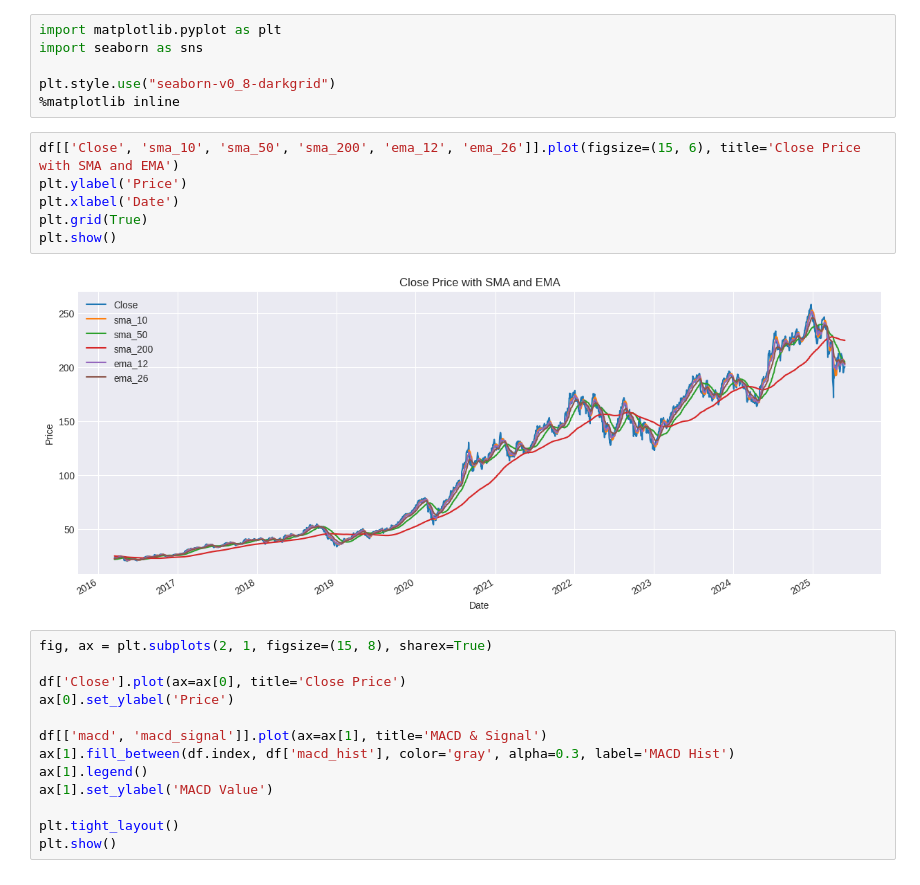
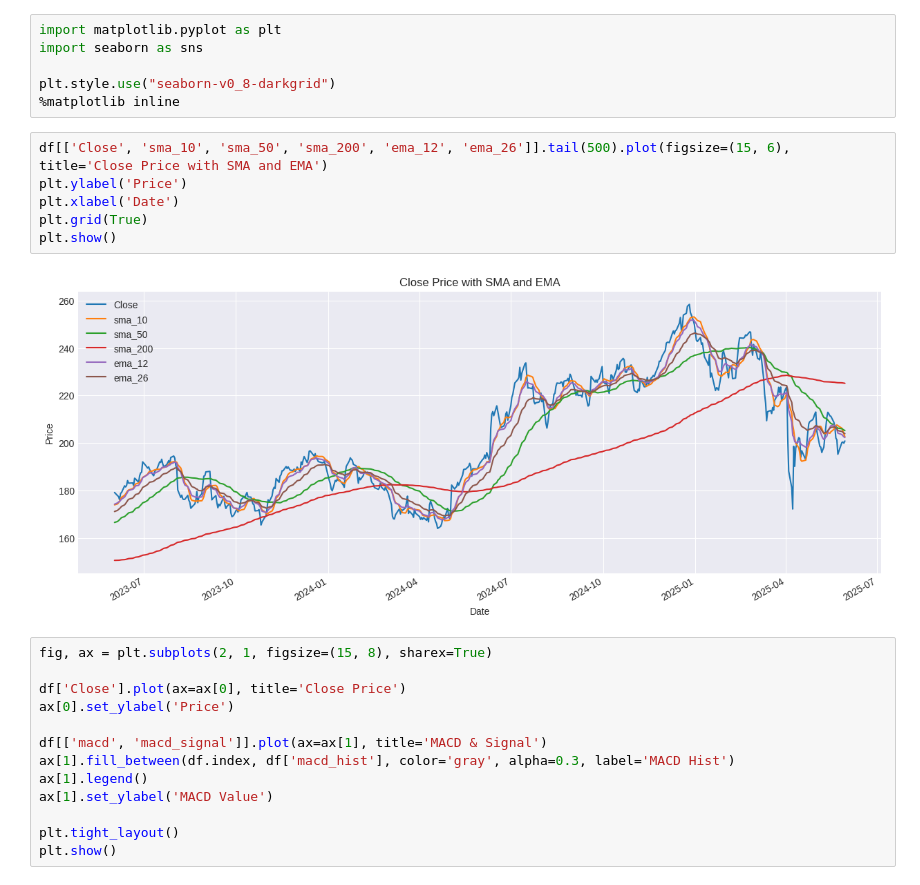
Before and after one commit to HRSMalik/OHLCV-stock-pred, a Jupyter notebook: notebooks/feature_e.ipynb, the cells around one changed output. Cells and saved outputs as stored; diff of their text form.

```diff
--- a/notebooks/feature_e.ipynb
+++ b/notebooks/feature_e.ipynb
@@ -108,13 +108,13 @@ import seaborn as sns
 plt.style.use("seaborn-v0_8-darkgrid")
 %matplotlib inline
 # %%
-df[['Close', 'sma_10', 'sma_50', 'sma_200', 'ema_12', 'ema_26']].plot(figsize=(15, 6), title='Close Price with SMA and EMA')
+df[['Close', 'sma_10', 'sma_50', 'sma_200', 'ema_12', 'ema_26']].tail(500).plot(figsize=(15, 6), title='Close Price with SMA and EMA')
 plt.ylabel('Price')
 plt.xlabel('Date')
 plt.grid(True)
 plt.show()
 # %% [output]
-[figure, old version]
+[figure, new version]
 # %%
 fig, ax = plt.subplots(2, 1, figsize=(15, 8), sharex=True)
 
```
Also changed, not shown: parts of 4 cells of this notebook, 3 other files.
